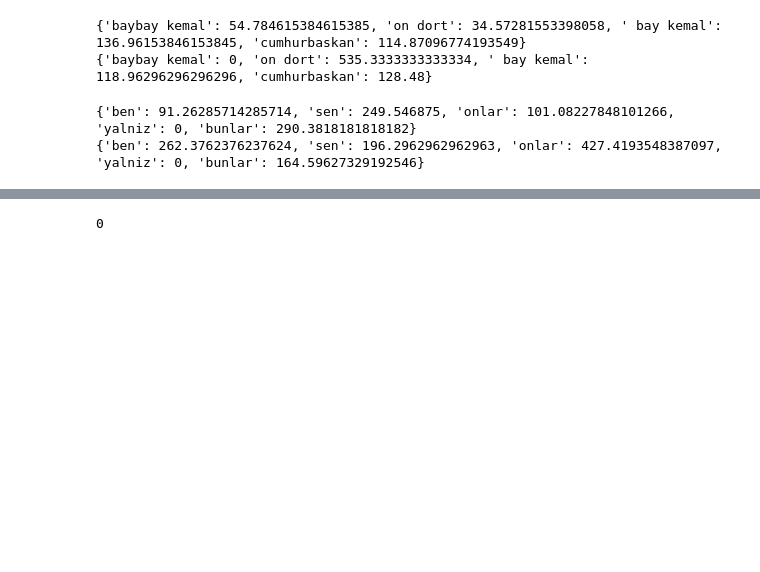
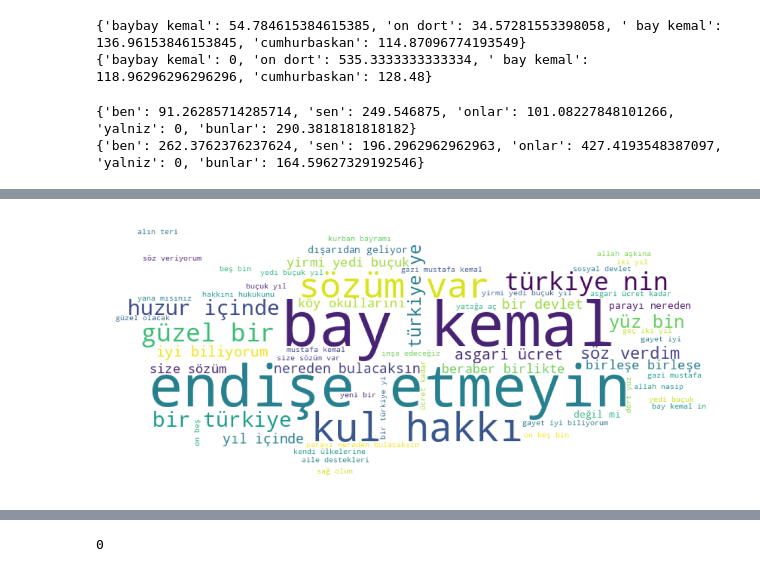
Before and after one commit to ktoprakucar/candidate-analysis, a Jupyter notebook: candidate_analysis.ipynb, the cells around one changed output, grey strips where cells are left out. Cells and saved outputs as stored; diff of their text form; code cells hidden in the pictures; blank space fills up the shorter version.

```diff
--- a/candidate_analysis.ipynb
+++ b/candidate_analysis.ipynb
@@ -1,5 +1,6 @@
 # %%
 import pickle
+import sys
 
 import pandas as pd
 import numpy as np
@@ -11,6 +12,10 @@ from transformers import AutoModelForSequenceClassification, AutoTokenizer, pipe
 import random
 import nltk
 
+from PIL import Image
+
+sys.path.append('/DS/Customer/RSRC')
+
 from nltk.tokenize import sent_tokenize, RegexpTokenizer
 from nltk.corpus import stopwords
 
@@ -20,12 +25,16 @@ from sklearn.feature_extraction.text import CountVectorizer, TfidfVectorizer
 import seaborn as sns
 import matplotlib.pyplot as plt
 
+from wordcloud import WordCloud
+
 random.seed(42)
 
 pd.set_option('display.max_rows', 500)
 nltk.download('stopwords')
 
 turkish_stop_words = set(stopwords.words('turkish'))
+
+turkey_mask = np.array(Image.open('turkey_map.jpg'))
 # %% [output]
 [nltk_data] Downloading package stopwords to /home/toprak/nltk_data...
 [nltk_data]   Package stopwords is already up-to-date!
@@ -320 +289,27 @@ pd.concat([extract_fourgrams(sum(non_stop_words_punct_removed_analysis['RTE'], [
+# %%
+df = pd.concat([extract_fourgrams(sum(non_stop_words_punct_removed_analysis['KK'], []))[:100].reset_index(drop=True),
+           extract_trigrams(sum(non_stop_words_punct_removed_analysis['KK'], []))[:100].reset_index(drop=True),
+           extract_bigrams(sum(non_stop_words_punct_removed_analysis['KK'], []))[:100].reset_index(drop=True)],axis=0).sort_values('rank', ascending=False)
+
+df = df[~df['ngram'].isin(['yirmi yedi',
+                           'bin lira',
+                           'türkiye yi',
+                           'kemal in'])]
+
+wordcloud = WordCloud(width=800,
+                          height=800,
+                          background_color='white',
+                          min_font_size=10,
+                          random_state=1,
+                          mask=turkey_mask
+                         ).generate_from_frequencies(dict(zip(list(df['ngram']), list(df['rank']))))
+
+# Display the word cloud
+plt.figure(figsize=(16,16), facecolor=None)
+plt.imshow(wordcloud)
+plt.axis("off")
+plt.tight_layout(pad=0)
+plt.show()
+# %% [output]
+[figure, added]
 # %%
```
Also changed, not shown: parts of 21 cells of this notebook, 1 other file.
